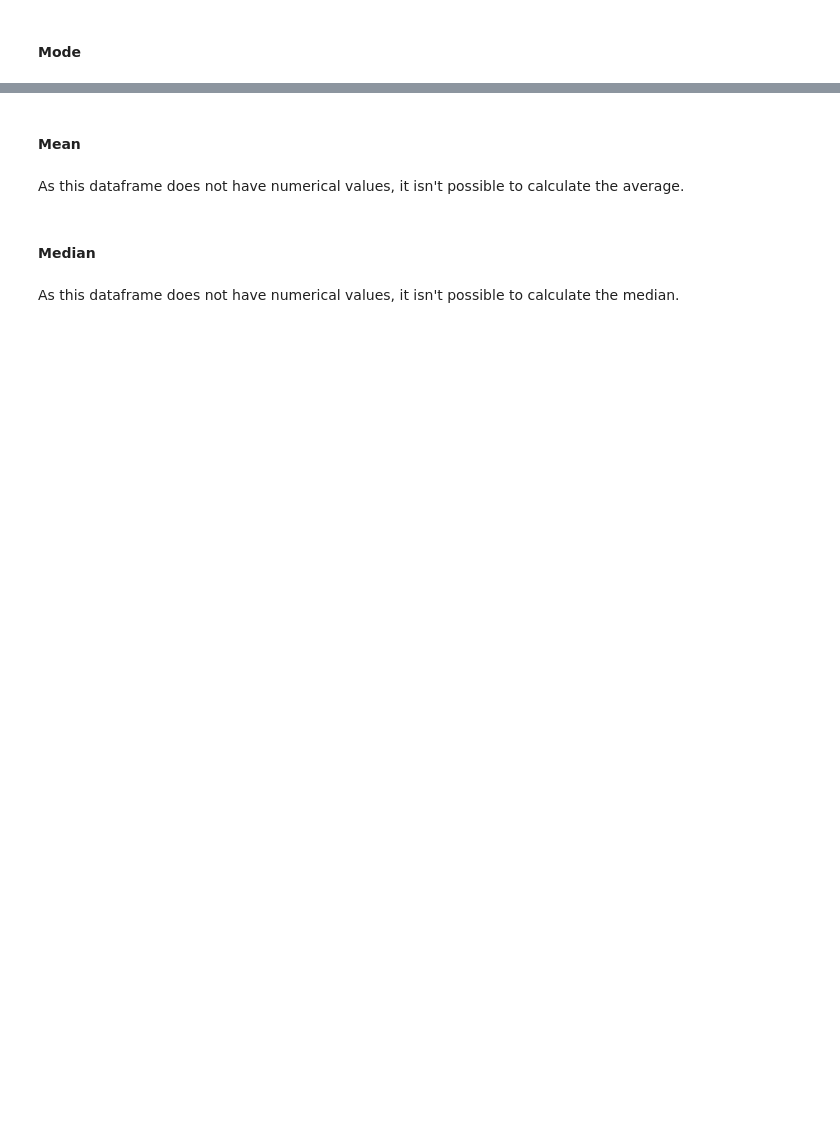
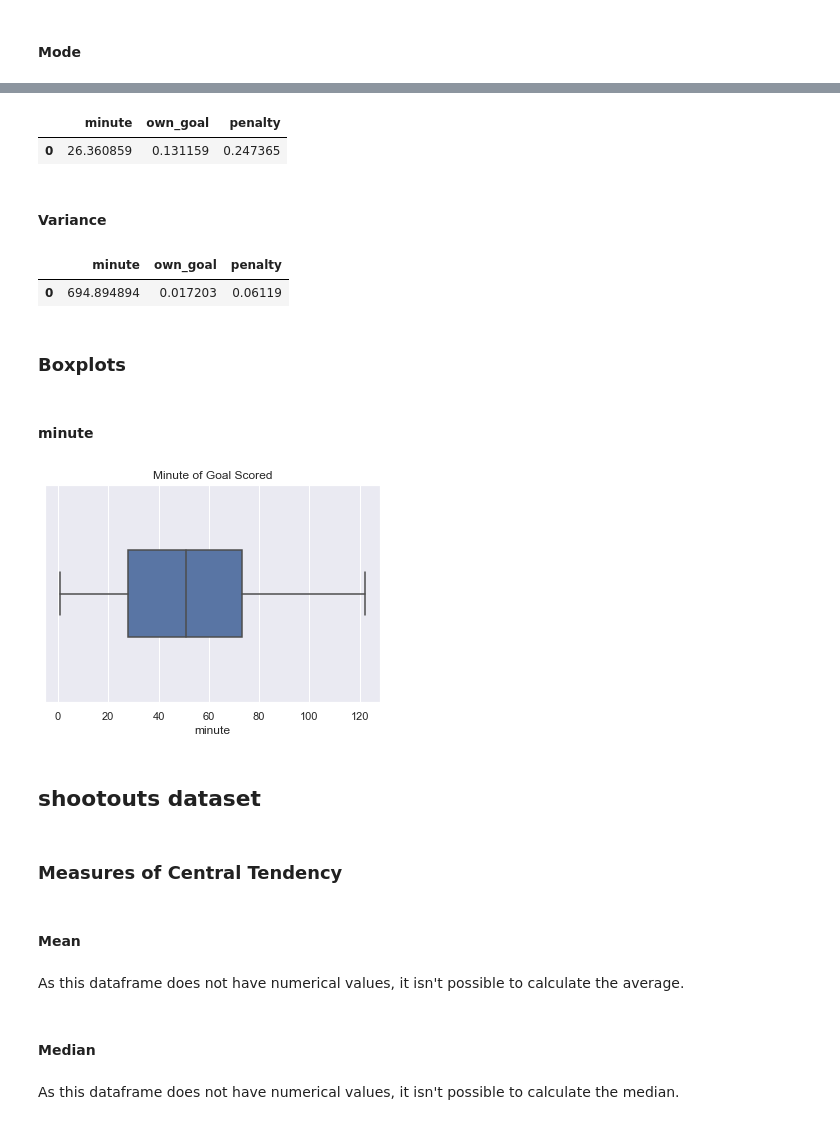
Before and after one commit to ryann-arruda/python-data-analysis, a Jupyter notebook: project_code.ipynb, the cells around one changed output, grey strips where cells are left out. Drawn from its saved outputs; the diff is of its cells as text; code cells hidden in the pictures; blank space fills up the shorter version.

```diff
--- a/project_code.ipynb
+++ b/project_code.ipynb
@@ -16,0 +136,6 @@ results = pd.read_csv('results.csv')
+# %%
+# Change type of date column to datetime
+goalscorers['date'] = pd.to_datetime(goalscorers.date)
+# Add column year
+goalscorers['year'] = goalscorers.date.map(lambda x: x.year)
+goalscorers.head(5)
@@ -100,3 +300,35 @@ shootouts[['home_team', 'away_team', 'winner']].mode()
+# %%
+cols = ['minute', 'own_goal', 'penalty']
+goalscorers[cols].std().to_frame().T
+# %% [output]
+|  | minute | own_goal | penalty |
+| 0 | 26.360859 | 0.131159 | 0.247365 |
+# %% [markdown]
+#### **Variance**
+# %%
+cols = ['minute', 'own_goal', 'penalty']
+goalscorers[cols].var().to_frame().T
+# %% [output]
+|  | minute | own_goal | penalty |
+| 0 | 694.894894 | 0.017203 | 0.06119 |
+# %% [markdown]
+### **Boxplots**
+# %% [markdown]
+#### **minute**
+# %%
+# Visualização
+ax = sns.boxplot(data=goalscorers, x='minute', width=0.4, orient='h')
+ax.set_title("Minute of Goal Scored")
+
+
+# Show
+plt.show()
+# %% [output]
+[figure, added]
+# %% [markdown]
+## **shootouts dataset**
+# %% [markdown]
+### **Measures of Central Tendency**
 # %% [markdown]
 #### **Mean**
 # %% [markdown]
```
Also changed, not shown: parts of 90 cells of this notebook.
